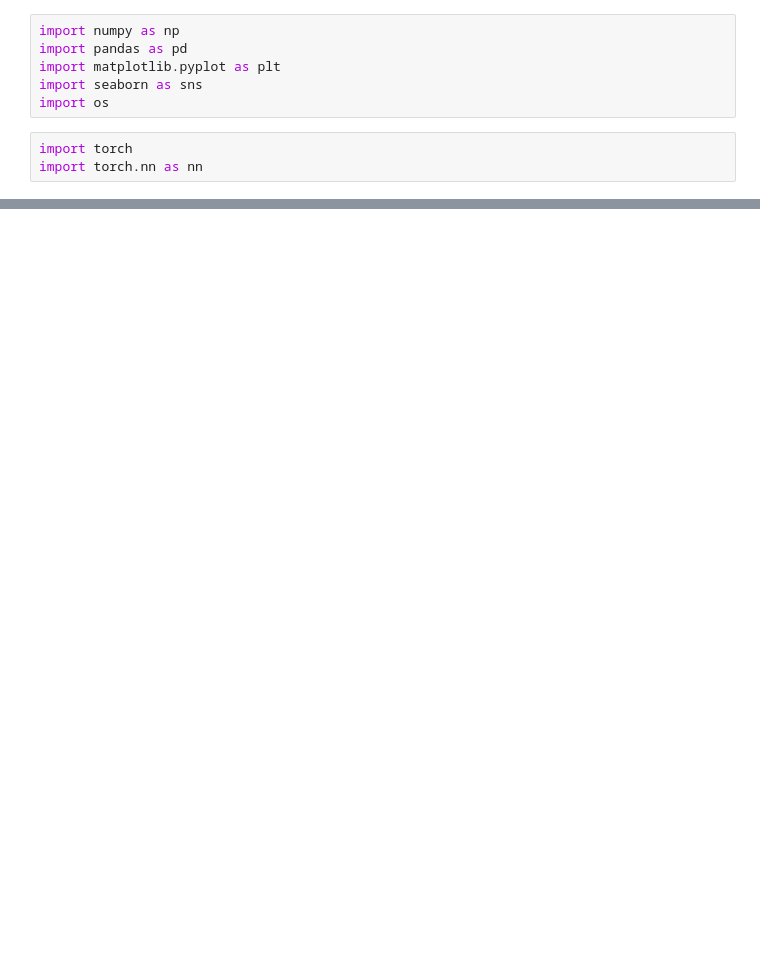
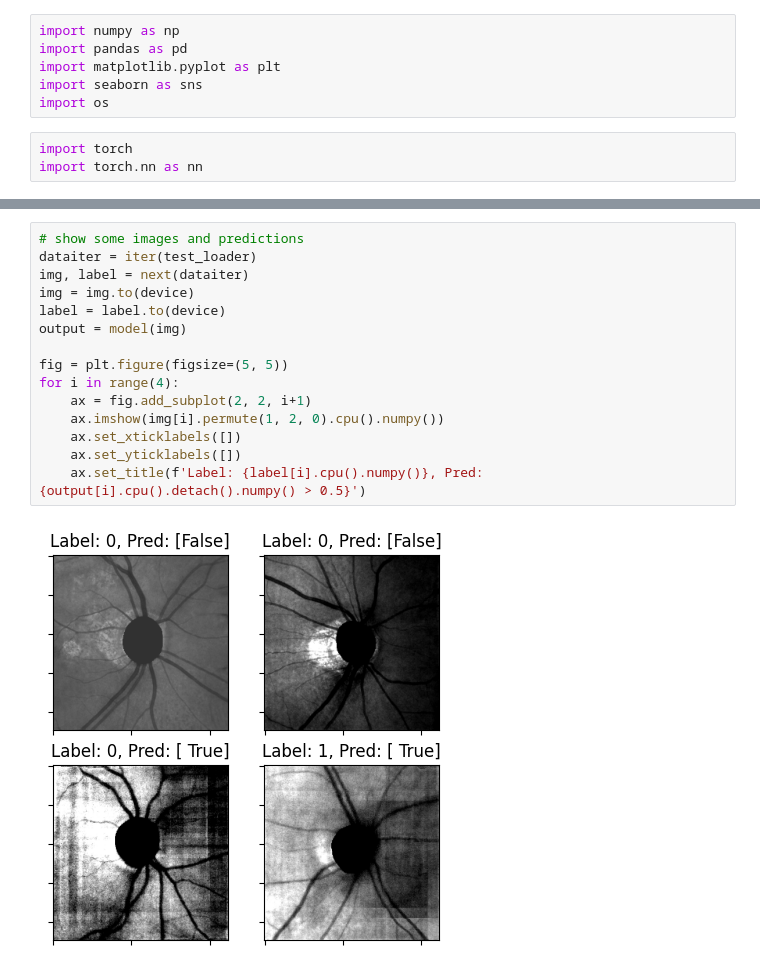
Before and after one commit to yuehtingchen/cv-final-project, a Jupyter notebook: project.ipynb, the cells around one changed output, grey strips where cells are left out. Drawn from its saved outputs; the diff is of its cells as text; blank space fills up the shorter version.

```diff
--- a/project.ipynb
+++ b/project.ipynb
@@ -39,0 +316,17 @@ data_dir = 'data'
+# %%
+# show some images and predictions
+dataiter = iter(test_loader)
+img, label = next(dataiter)
+img = img.to(device)
+label = label.to(device)
+output = model(img)
+
+fig = plt.figure(figsize=(5, 5))
+for i in range(4):
+	ax = fig.add_subplot(2, 2, i+1)
+	ax.imshow(img[i].permute(1, 2, 0).cpu().numpy())
+	ax.set_xticklabels([])
+	ax.set_yticklabels([])
+	ax.set_title(f'Label: {label[i].cpu().numpy()}, Pred: {output[i].cpu().detach().numpy() > 0.5}')
+# %% [output]
+[figure, added]
```
Also changed, not shown: parts of 14 cells of this notebook.
